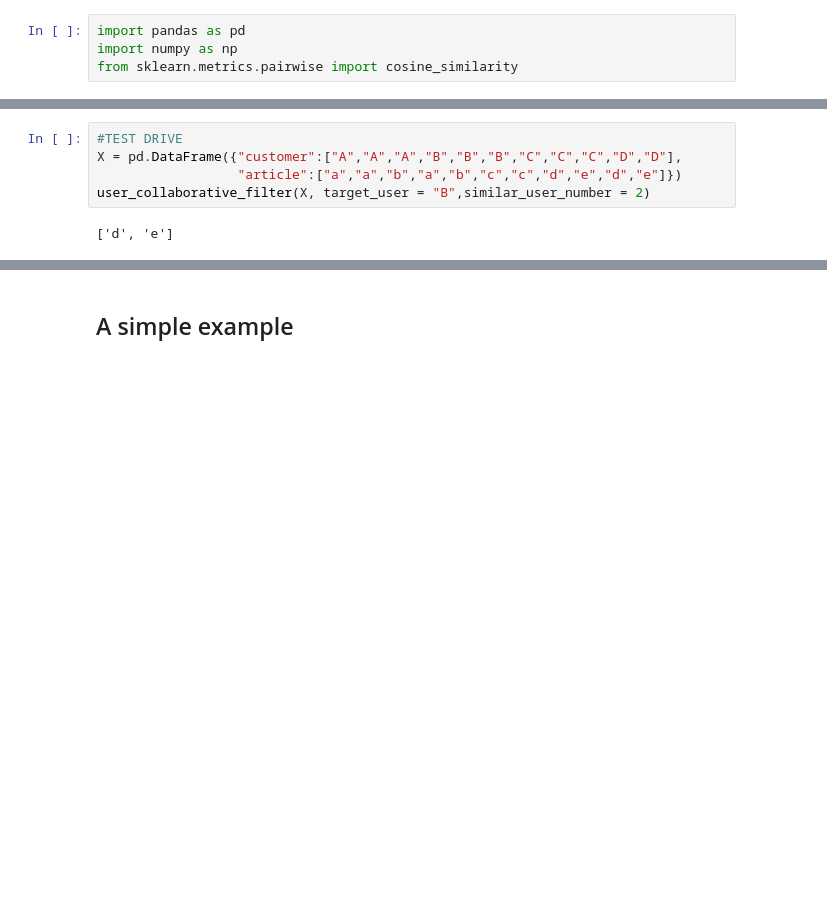
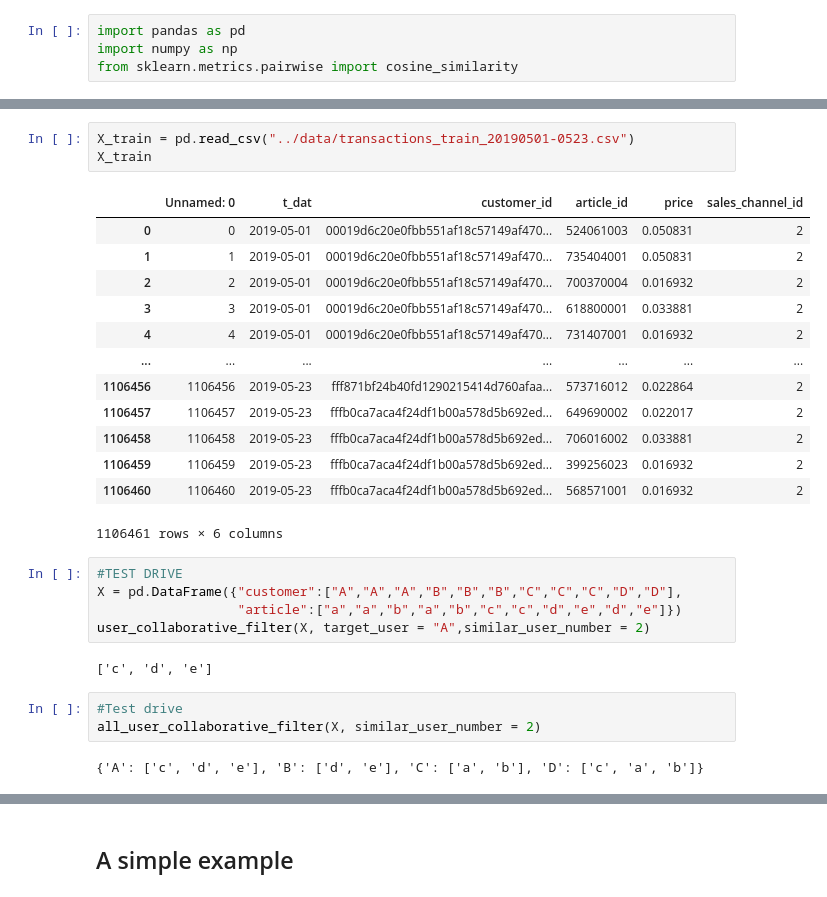
Before and after one commit to alexkychen/HMproduct, a Jupyter notebook: notebook/User-based collaborative filtering.ipynb, the cells around one changed output, grey strips where cells are left out. Cells and saved outputs as stored; diff of their text form; blank space fills up the shorter version.

```diff
--- a/notebook/User-based collaborative filtering.ipynb
+++ b/notebook/User-based collaborative filtering.ipynb
@@ -59,7 +133,29 @@ def user_collaborative_filter(X, target_user, similar_user_number = 1,
+# %%
+X_train = pd.read_csv("../data/transactions_train_20190501-0523.csv")
+X_train
+# %% [output]
+|  | Unnamed: 0 | t_dat | customer_id | article_id | price | sales_channel_id |
+| 0 | 0 | 2019-05-01 | 00019d6c20e0fbb551af18c57149af470... | 524061003 | 0.050831 | 2 |
+| 1 | 1 | 2019-05-01 | 00019d6c20e0fbb551af18c57149af470... | 735404001 | 0.050831 | 2 |
+| 2 | 2 | 2019-05-01 | 00019d6c20e0fbb551af18c57149af470... | 700370004 | 0.016932 | 2 |
+| 3 | 3 | 2019-05-01 | 00019d6c20e0fbb551af18c57149af470... | 618800001 | 0.033881 | 2 |
+| 4 | 4 | 2019-05-01 | 00019d6c20e0fbb551af18c57149af470... | 731407001 | 0.016932 | 2 |
+| ... | ... | ... | ... | ... | ... | ... |
+| 1106456 | 1106456 | 2019-05-23 | fff871bf24b40fd1290215414d760afaa... | 573716012 | 0.022864 | 2 |
+| 1106457 | 1106457 | 2019-05-23 | fffb0ca7aca4f24df1b00a578d5b692ed... | 649690002 | 0.022017 | 2 |
+| 1106458 | 1106458 | 2019-05-23 | fffb0ca7aca4f24df1b00a578d5b692ed... | 706016002 | 0.033881 | 2 |
+| 1106459 | 1106459 | 2019-05-23 | fffb0ca7aca4f24df1b00a578d5b692ed... | 399256023 | 0.016932 | 2 |
+| 1106460 | 1106460 | 2019-05-23 | fffb0ca7aca4f24df1b00a578d5b692ed... | 568571001 | 0.016932 | 2 |
+1106461 rows × 6 columns
 # %%
 #TEST DRIVE
 X = pd.DataFrame({"customer":["A","A","A","B","B","B","C","C","C","D","D"],
                   "article":["a","a","b","a","b","c","c","d","e","d","e"]})
-user_collaborative_filter(X, target_user = "B",similar_user_number = 2)
+user_collaborative_filter(X, target_user = "A",similar_user_number = 2)
 # %% [output]
-['d', 'e']
+['c', 'd', 'e']
+# %%
+#Test drive
+all_user_collaborative_filter(X, similar_user_number = 2)
+# %% [output]
+{'A': ['c', 'd', 'e'], 'B': ['d', 'e'], 'C': ['a', 'b'], 'D': ['c', 'a', 'b']}
```
Also changed, not shown: parts of 14 cells of this notebook, 1 other file.
